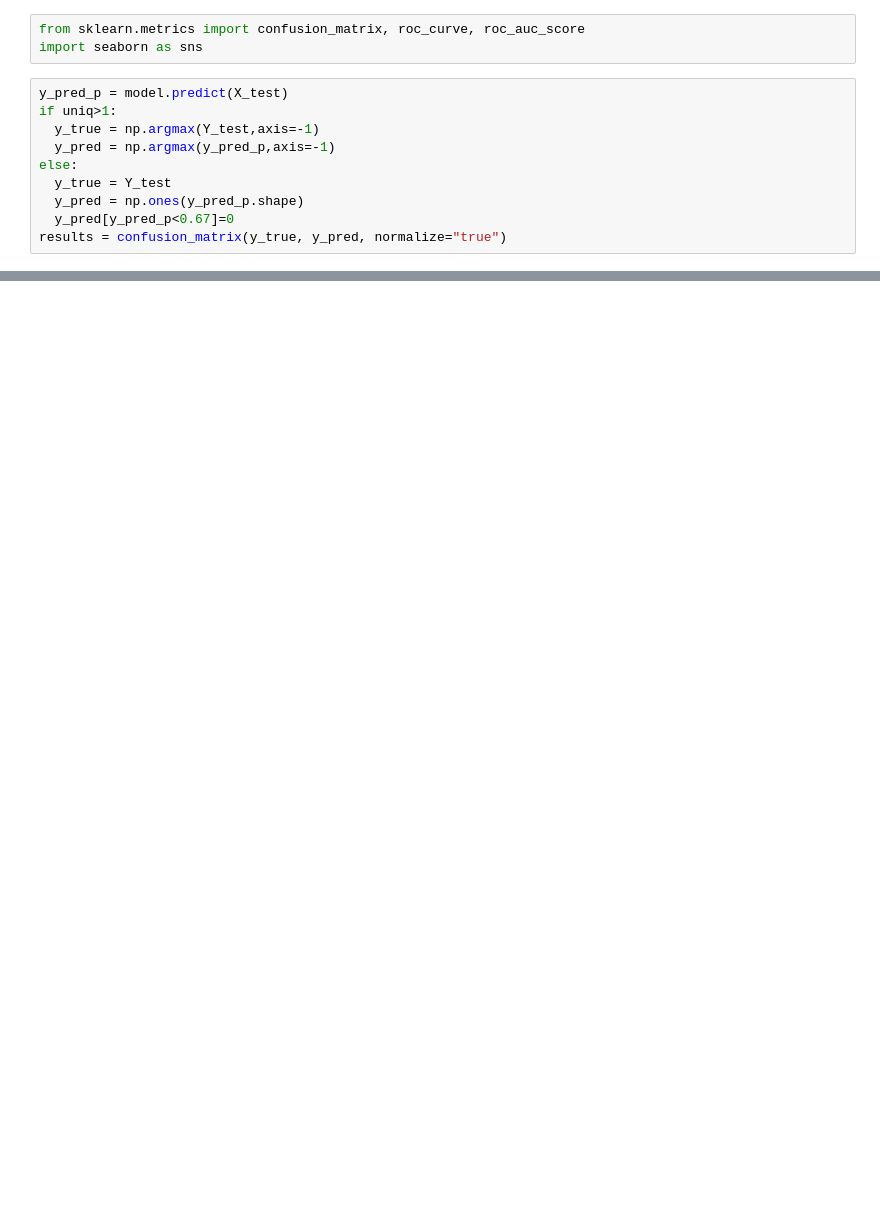
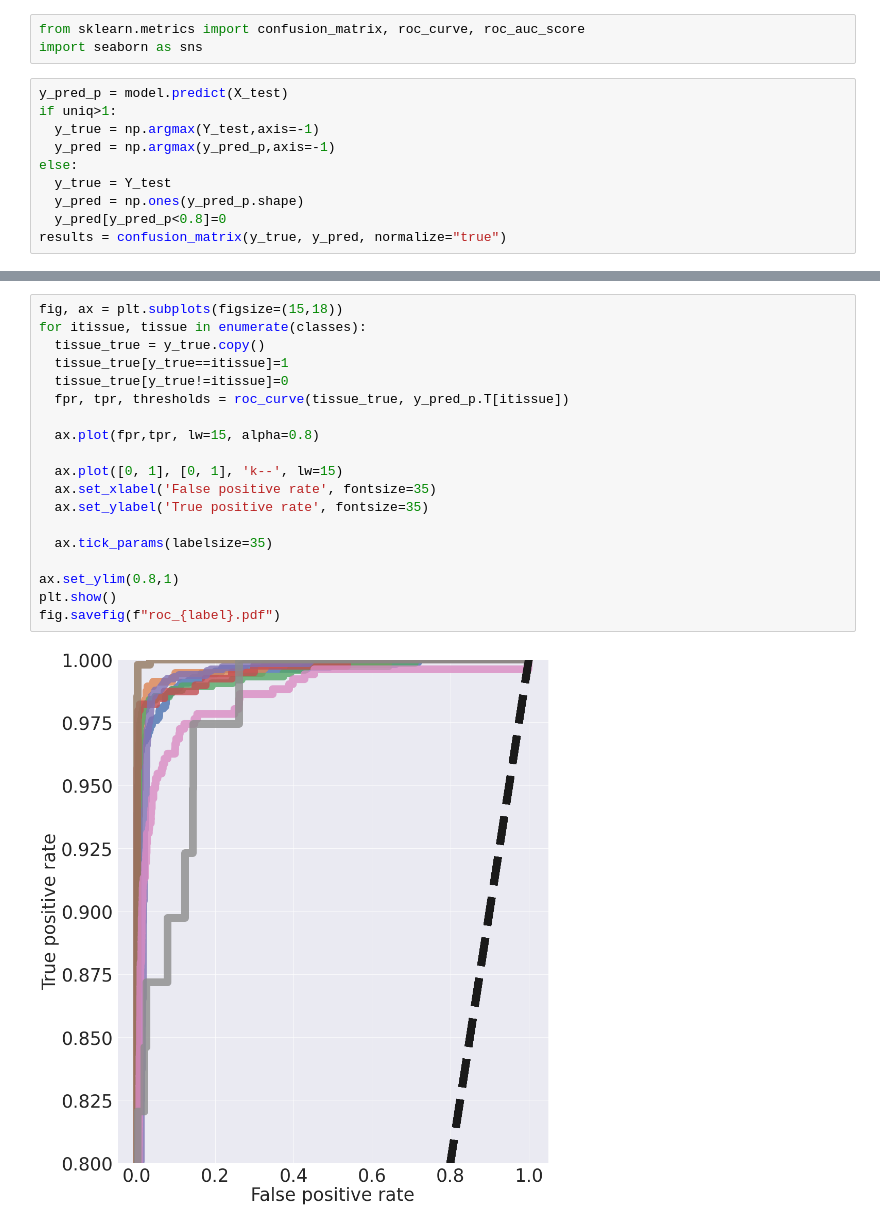
Before and after one commit to fvalle1/phd, a Jupyter notebook: Colab_Notebooks/predictor.ipynb, the cells around one changed output, grey strips where cells are left out. Drawn from its saved outputs; the diff is of its cells as text; blank space fills up the shorter version.

```diff
--- a/Colab_Notebooks/predictor.ipynb
+++ b/Colab_Notebooks/predictor.ipynb
@@ -231,7 +232,7 @@ if uniq>1:
 else:
   y_true = Y_test
   y_pred = np.ones(y_pred_p.shape)
-  y_pred[y_pred_p<0.67]=0
+  y_pred[y_pred_p<0.8]=0
 results = confusion_matrix(y_true, y_pred, normalize="true")
 # %%
 cm = sns.clustermap(results,
@@ -308,0 +313,21 @@ fig.savefig(f"roc_{label}.pdf")
+# %%
+fig, ax = plt.subplots(figsize=(15,18))
+for itissue, tissue in enumerate(classes):
+  tissue_true = y_true.copy()
+  tissue_true[y_true==itissue]=1
+  tissue_true[y_true!=itissue]=0
+  fpr, tpr, thresholds = roc_curve(tissue_true, y_pred_p.T[itissue])
+
+  ax.plot(fpr,tpr, lw=15, alpha=0.8)
+
+  ax.plot([0, 1], [0, 1], 'k--', lw=15)
+  ax.set_xlabel('False positive rate', fontsize=35)
+  ax.set_ylabel('True positive rate', fontsize=35)
+
+  ax.tick_params(labelsize=35)
+
+ax.set_ylim(0.8,1)
+plt.show()
+fig.savefig(f"roc_{label}.pdf")
+# %% [output]
+[figure, added]
```
Also changed, not shown: parts of 20 cells of this notebook.
